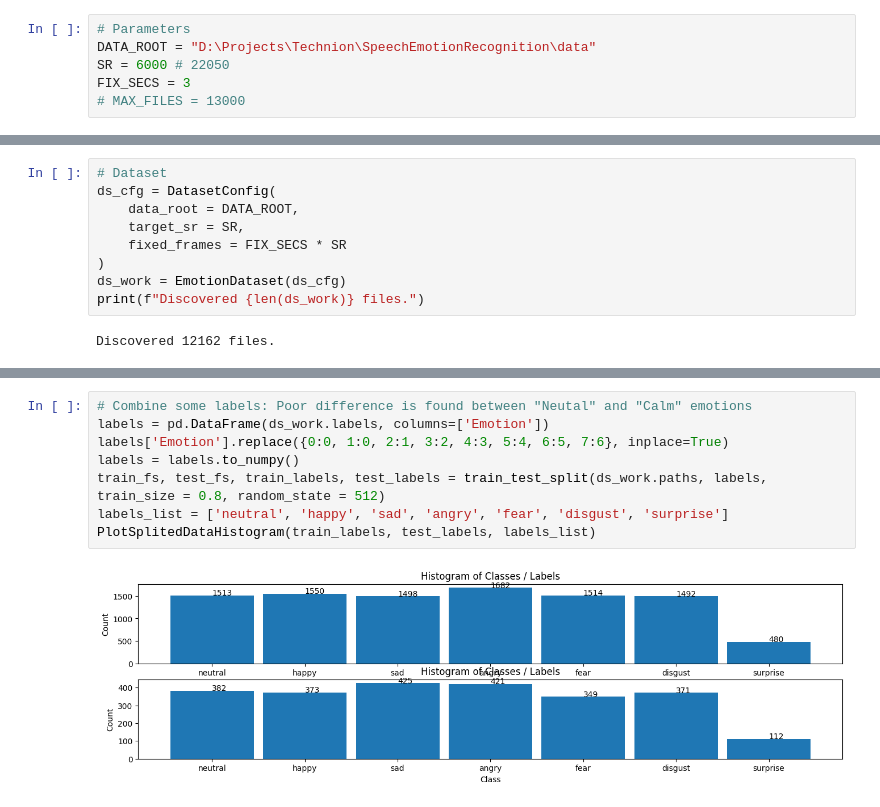
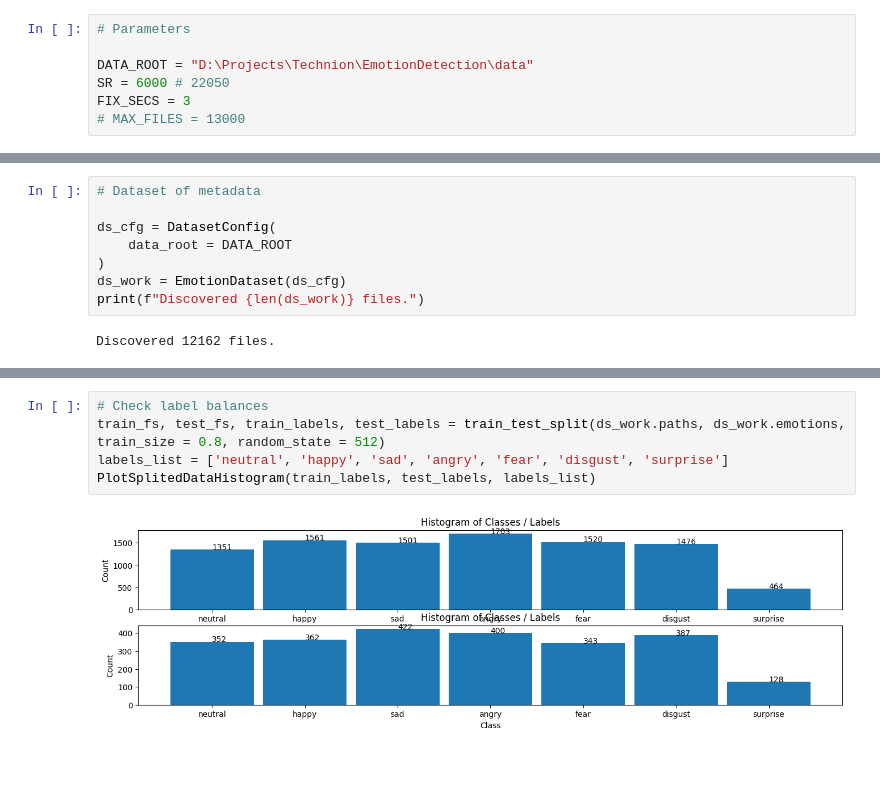
Before and after one commit to VictorMel/SpeechEmotionRecognition, a Jupyter notebook: analysis/01_data_exploration.ipynb, the cells around one changed output, grey strips where cells are left out. Saved outputs shown, nothing was run; the diff lists cells and outputs as text; blank space fills up the shorter version.

Commit message:
* extracting "calm"emotion" * check label balances

```diff
--- a/analysis/01_data_exploration.ipynb
+++ b/analysis/01_data_exploration.ipynb
@@ -19,7 +25,8 @@ with warnings.catch_warnings(action="ignore"):
     fxn()
 # %%
 # Parameters
-DATA_ROOT = "D:\Projects\Technion\SpeechEmotionRecognition\data"
+
+DATA_ROOT = "D:\Projects\Technion\EmotionDetection\data"
 SR = 6000 # 22050
 FIX_SECS = 3
 # MAX_FILES = 13000
@@ -26,9 +78,8 @@ FIX_SECS = 3
 # %%
-# Dataset
+# Dataset of metadata
+
 ds_cfg = DatasetConfig(
-    data_root = DATA_ROOT,
-    target_sr = SR,
-    fixed_frames = FIX_SECS * SR
+    data_root = DATA_ROOT
 )
 ds_work = EmotionDataset(ds_cfg)
 print(f"Discovered {len(ds_work)} files.")
@@ -46,10 +327,7 @@ PlotSplitedDataHistogram(train_labels, test_labels, labels_list)
 # %%
-# Combine some labels: Poor difference is found between "Neutal" and "Calm" emotions
-labels = pd.DataFrame(ds_work.labels, columns=['Emotion'])
-labels['Emotion'].replace({0:0, 1:0, 2:1, 3:2, 4:3, 5:4, 6:5, 7:6}, inplace=True)
-labels = labels.to_numpy()
-train_fs, test_fs, train_labels, test_labels = train_test_split(ds_work.paths, labels, train_size = 0.8, random_state = 512)
+# Check label balances
+train_fs, test_fs, train_labels, test_labels = train_test_split(ds_work.paths, ds_work.emotions, train_size = 0.8, random_state = 512)
 labels_list = ['neutral', 'happy', 'sad', 'angry', 'fear', 'disgust', 'surprise']
 PlotSplitedDataHistogram(train_labels, test_labels, labels_list)
 # %% [output]
-[figure, old version]
+[figure, new version]
```
Also changed, not shown: parts of 28 cells of this notebook, 1 other file.
